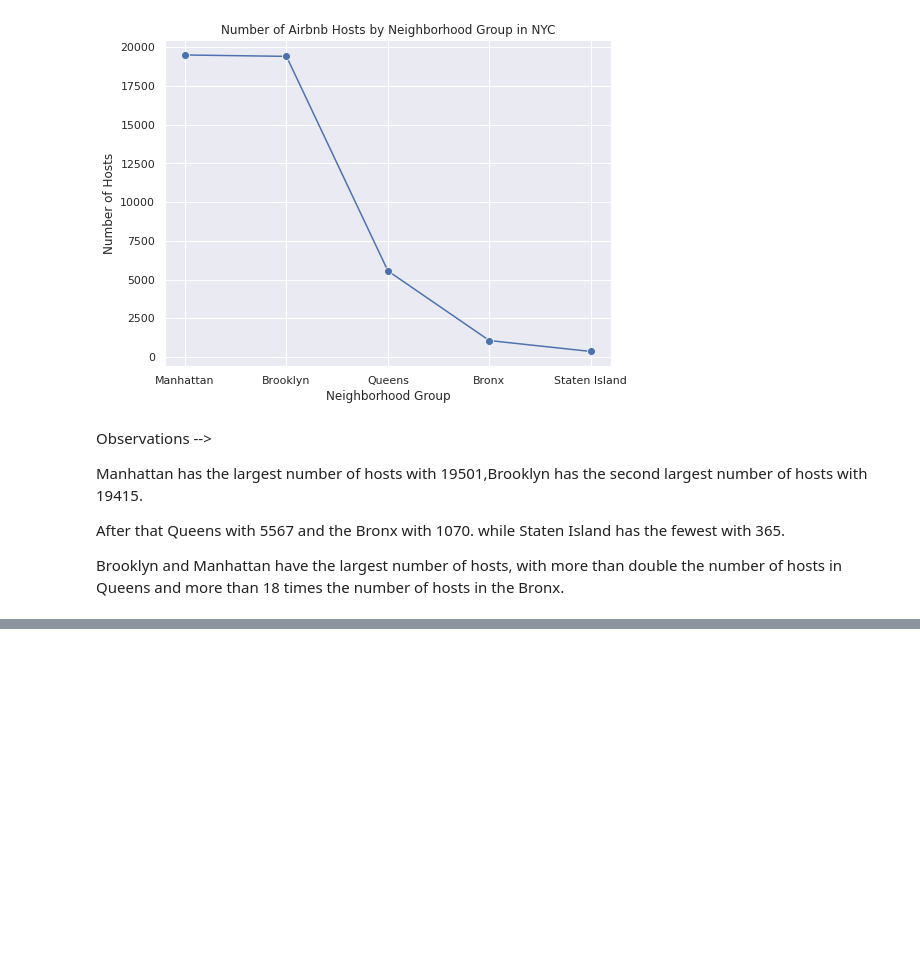
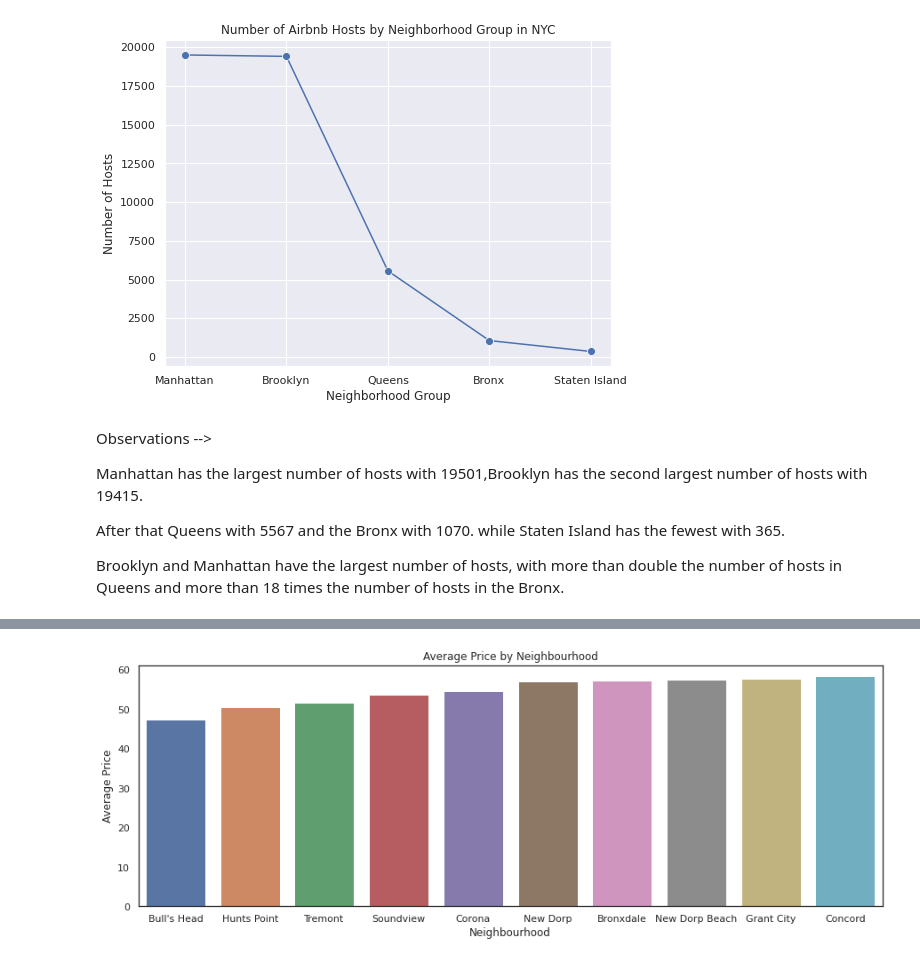
Before and after one commit to NANDINIKeremegaladhoddiShivalingaiah/Airbnb-Exploratory-Data-Analysis-EDA-, a Jupyter notebook: Airbnb_Exploratory_Data_Analysis.ipynb, the cells around one changed output, grey strips where cells are left out. Saved outputs shown, nothing was run; the diff lists cells and outputs as text; code cells hidden in the pictures; blank space fills up the shorter version.

```diff
--- a/Airbnb_Exploratory_Data_Analysis.ipynb
+++ b/Airbnb_Exploratory_Data_Analysis.ipynb
@@ -457,0 +456,5 @@ hosts_per_location
+# %%
+# create a new DataFrame that displays the average price of Airbnb rentals in each neighborhood
+neighbourhood_avg_price = airbnb_df_new.groupby(['neighbourhood'])['price'].mean().reset_index().rename(columns = {'price':'Avg_price'}).sort_values(by='Avg_price').head(10)
+neighbourhood_avgprice_group = neighbourhood_avg_price.join(airbnb_df_new[['neighbourhood', 'neighbourhood_group']].drop_duplicates().set_index('neighbourhood'), on='neighbourhood')
+neighbourhood_avgprice_group
@@ -620,0 +659,9 @@ Brooklyn and Manhattan have the largest number of hosts, with more than double t
+# %%
+plt.rcParams['figure.figsize'] = (15,5)
+ax = sns.barplot(x = neighbourhood_avgprice_group['neighbourhood'], y = neighbourhood_avgprice_group['Avg_price'])
+ax.set_xlabel('Neighbourhood')
+ax.set_ylabel('Average Price')
+ax.set_title('Average Price by Neighbourhood')
+plt.show()
+# %% [output]
+[figure, added]
```
Also changed, not shown: parts of 21 cells of this notebook.
